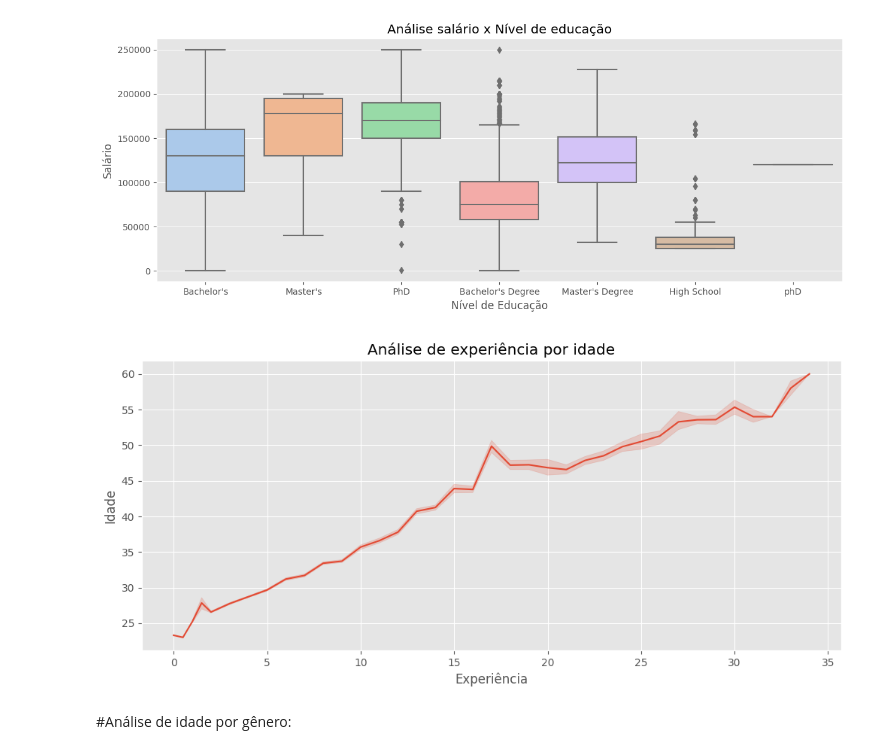
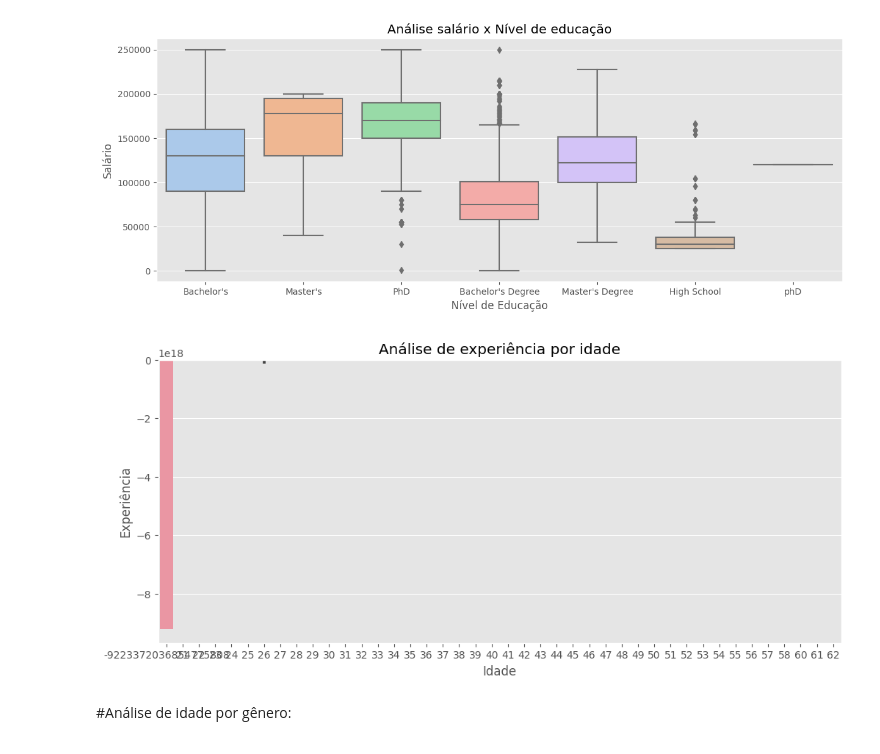
Before and after one commit to isaacuchoa/salaryJob, a Jupyter notebook: salário_job.ipynb, the cells around one changed output. Saved outputs shown, nothing was run; the diff lists cells and outputs as text; code cells hidden in the pictures.

```diff
--- a/salário_job.ipynb
+++ b/salário_job.ipynb
@@ -63,0 +66,4 @@ sns.heatmap(df.isnull());
+# %%
+df['Idade'] = df['Idade'].values.astype(np.int64)
+df['Experiência'] = df['Experiência'].values.astype(np.int64)
+df.head()
@@ -83,9 +96,9 @@ sns.boxplot(data=df, x="Nível de Educação", y="Salário", palette='pastel');
 # %%
 plt.figure(figsize=(12,5))
 plt.title('Análise de experiência por idade')
-sns.lineplot(data=df, x='Experiência', y='Idade');
+sns.barplot(data=df, x='Idade', y='Experiência');
 # %% [output]
-[figure, old version]
+[figure, new version]
 # %% [markdown]
 #Análise de idade por gênero:
 # %%
```
Also changed, not shown: parts of 3 cells of this notebook.
